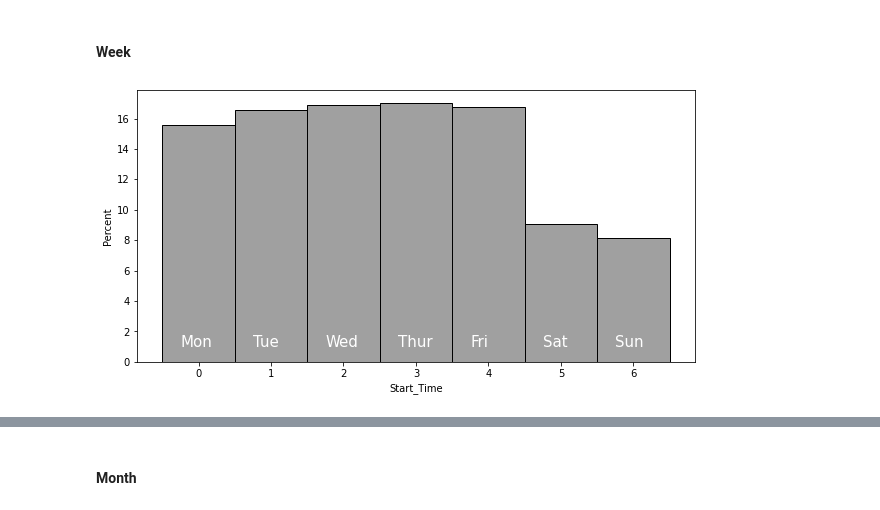
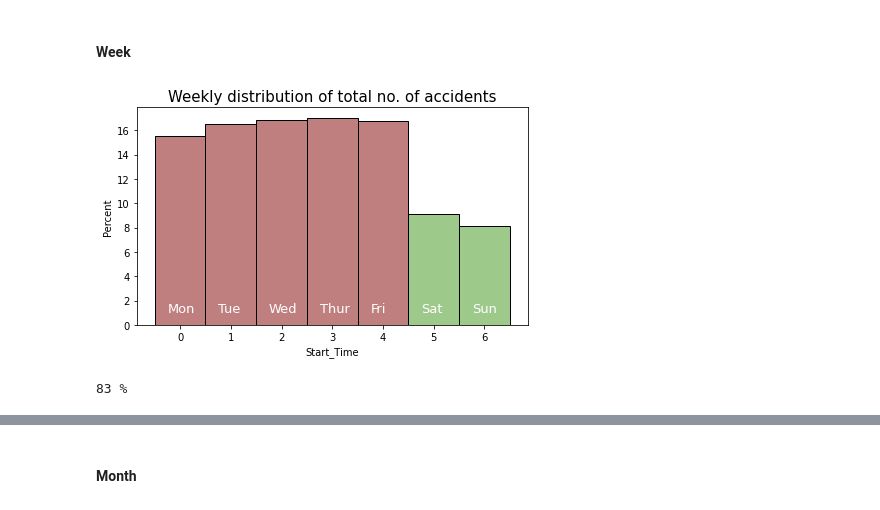
Before and after one commit to shitab16/Exploratory-Data-Analysis-US_Accidents, a Jupyter notebook: EDA_US_Accidents.ipynb, the cells around one changed output, grey strips where cells are left out. Saved outputs shown, nothing was run; the diff lists cells and outputs as text; code cells hidden in the pictures.

```diff
--- a/EDA_US_Accidents.ipynb
+++ b/EDA_US_Accidents.ipynb
@@ -386,17 +379,22 @@ us_state_to_abbrev = {
 abbrev_to_us_state = dict(map(reversed, us_state_to_abbrev.items()))
 # %%
+#function to replace abbreviation with two states
 def get_state_name(s):
   return abbrev_to_us_state[s]
 
-df_state = pd.DataFrame(df['State'].value_counts()).reset_index().rename(columns={'index':'State', 'State':'Number_of_accidents'})
-
+#dataframe containing total number of accidents in each state
+df_state = pd.DataFrame(df['State'].value_counts())
+df_state = df_state.reset_index().rename(columns={'index':'State', 'State':'Number_of_accidents'})
 df_state['State']= df_state['State'].apply(get_state_name)
 # %%
-plt.figure(figsize=(10,5))
-plt.axes().set_facecolor("white")
-chart= sns.barplot(x="Number_of_accidents", y="State", data=df_state.head(10), color="grey")
+fig,ax = plt.subplots(figsize = (15,5))
+
+#barchart
+chart= sns.barplot(x="Number_of_accidents", y="State", data=df_state.head(10), palette="dark:salmon")
 
 total_accident= sum(df_state.Number_of_accidents)
+
+#show percentage
 i=0
 for c in chart.patches:
     width, height = c.get_width(), c.get_height()
@@ -405,5 +403,7 @@ for c in chart.patches:
              y+height*0.75,
              str(round(df_state.Number_of_accidents[i]/total_accident*100, 2))+"%")
     i+=1
+
+plt.title("Top 10 States with most no. of accidents in US(2016-2020)", size=15)
 plt.show()
 # %% [output]
@@ -425,8 +451,14 @@ plt.show()
 fig,ax = plt.subplots(figsize = (15,5))
 ax.xaxis.set_ticks(list(range(0,25)))
 
-chart= sns.histplot(df.Start_Time.dt.hour, stat='percent', bins=24, discrete=True, color='grey')
+#plot histogram
+chart= sns.histplot(df.Start_Time.dt.hour, stat='percent', bins=24, discrete=True, color='#d5d4d2')
 
+#highlighting peaks
+for i in [7,8,16,17]:
+  chart.patches[i].set_facecolor('#d5b1b1')
+
+#text annotation
 i=0
 for c in  chart.patches:
     width, height = c.get_width(), c.get_height()
@@ -435,7 +467,6 @@ for c in  chart.patches:
              y+1,
              str(i)+":00",
              size=10,
-             c='white',
              rotation='vertical')
     i+=1
 plt.show()
@@ -444,21 +480,36 @@ plt.show()
 # %% [markdown]
 #### Week
 # %%
-fig,ax = plt.subplots(figsize = (10,5))
+fig,ax = plt.subplots(figsize = (7,4))
 
+#plot histogram
 chart= sns.histplot(df.Start_Time.dt.dayofweek, stat='percent', bins=7, discrete=True, color='grey')
 
 days_of_week= ("Mon","Tue","Wed","Thur","Fri","Sat","Sun")
+
+#separate colour for weekdays and weekend
+for i in range(5):
+  chart.patches[i].set_facecolor("#bf7f7f")
+chart.patches[5].set_facecolor("#9dc98a")
+chart.patches[6].set_facecolor("#9dc98a")
+
+#annotation
 i=0
 for c in  chart.patches:
     width, height = c.get_width(), c.get_height()
     x, y = c.get_xy()
     plt.text(x+0.25,
              y+1,
              days_of_week[i],
-             size=15,
+             size=13,
              c='white')
     i+=1
+
+plt.title("Weekly distribution of total no. of accidents", size=15)
 plt.show()
 # %% [output]
-[figure, old version]
+[figure, new version]
+# %%
+print(round(sum(df.Start_Time.dt.dayofweek.value_counts()[:5])/len(df)*100),"%")
+# %% [output]
+83 %
```
Also changed, not shown: parts of 38 cells of this notebook.
